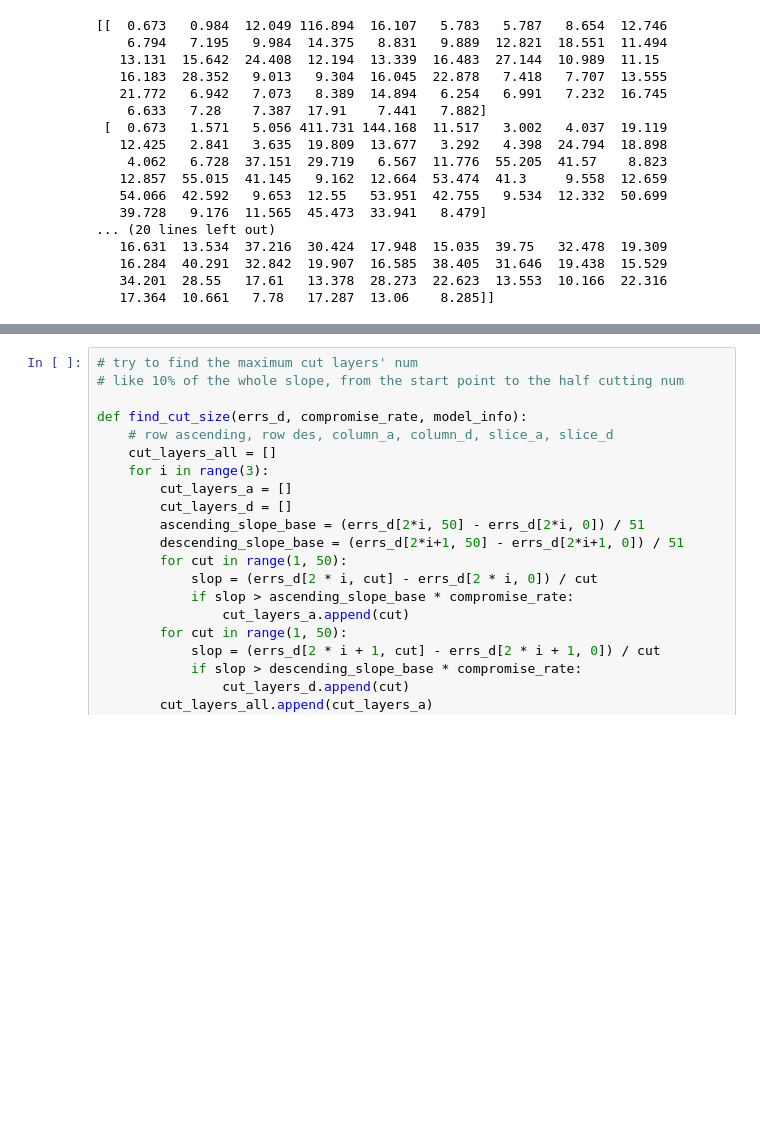
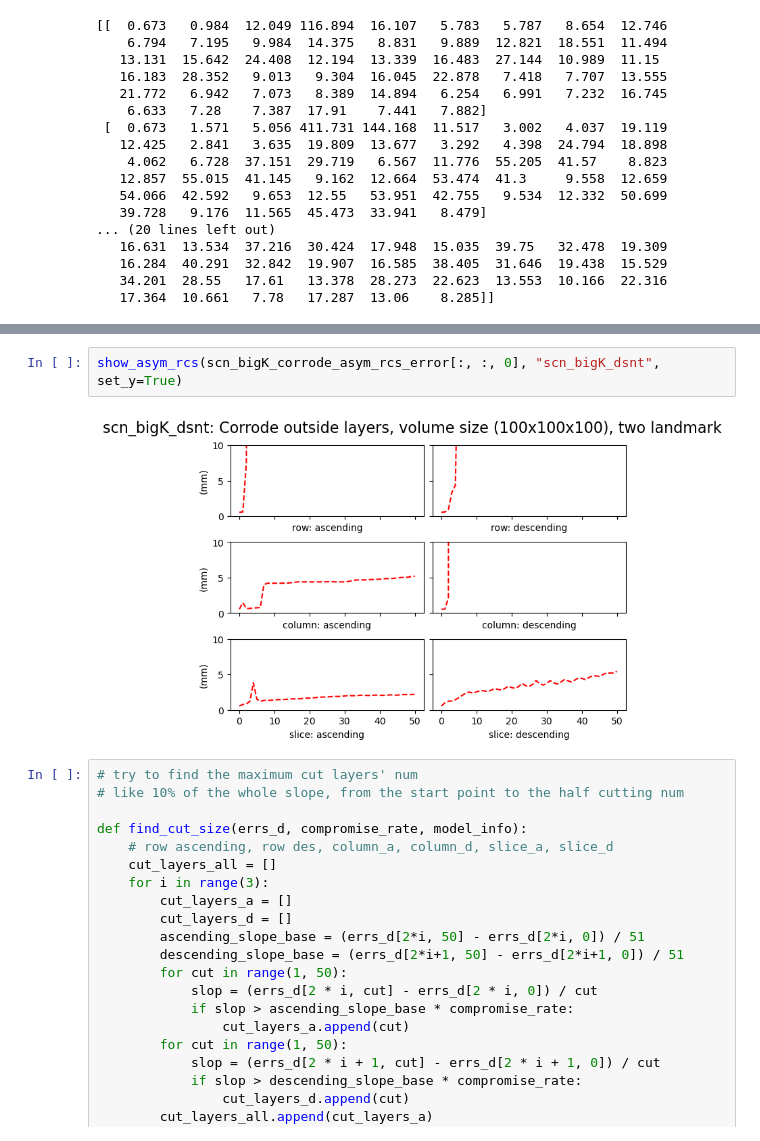
Before and after one commit to acherking/CT-MRI_LandmarkDetection, a Jupyter notebook: notebook/step_2_model.ipynb, the cells around one changed output, grey strips where cells are left out. Saved outputs shown, nothing was run; the diff lists cells and outputs as text; blank space fills up the shorter version.

```diff
--- a/notebook/step_2_model.ipynb
+++ b/notebook/step_2_model.ipynb
@@ -226,3 +238,7 @@ show_asym_rcs(covonly_corrode_asym_rcs_error[:, :, 0], "cov_only_dsnt")
+# %%
+show_asym_rcs(scn_bigK_corrode_asym_rcs_error[:, :, 0], "scn_bigK_dsnt", set_y=True)
+# %% [output]
+[figure, added]
 # %%
 # try to find the maximum cut layers' num
 # like 10% of the whole slope, from the start point to the half cutting num
```
Also changed, not shown: parts of 5 cells of this notebook, 1 other file.
